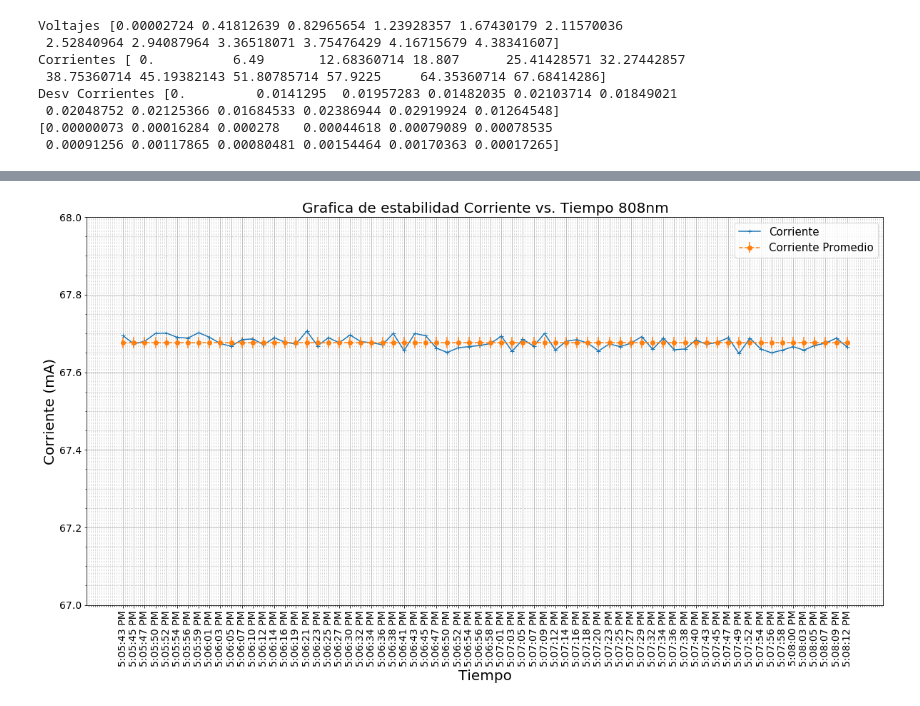
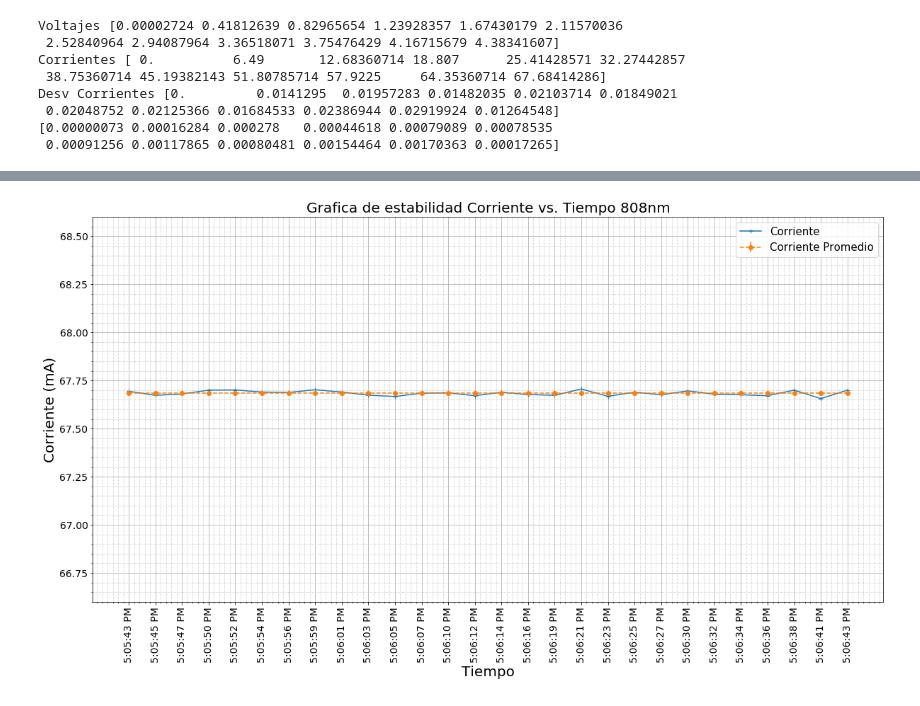
Before and after one commit to Magnus512/Jupyter, a Jupyter notebook: Corrientes808.ipynb, the cells around one changed output, grey strips where cells are left out. Drawn from its saved outputs; the diff is of its cells as text; code cells hidden in the pictures.

```diff
--- a/Corrientes808.ipynb
+++ b/Corrientes808.ipynb
@@ -45,8 +45,8 @@ corriente11 = corriente[302:330:1]
 corriente12 = corriente[332:360:1]
 print(len(corriente12))
 #Grafica tiempo
-corriente13 = corriente[332:400:1]
-tiempo12 = tiempo[332:400:1]
+corriente13 = corriente[332:360:1]
+tiempo12 = tiempo[332:360:1]
 desvcorr13 = np.std(corriente13)
 corrientemed13 = np.mean(corriente13)
 print(len(corriente13))
@@ -185,22 +185,22 @@ plt.show()
 # %%
 plt.figure(figsize=(20,10))
 axes = plt.axes()
 axes.set_xticklabels(tiempo,rotation = 90)
 axes.xaxis.set_tick_params(labelsize = 14)
 axes.yaxis.set_tick_params(labelsize = 14)
 plt.minorticks_on()
 plt.grid(which='major',linestyle='-')
 plt.grid(which='minor',linestyle=':')
-plt.ylim(67,68)
+plt.ylim(66.6,68.6)
 plt.title('Grafica de estabilidad Corriente vs. Tiempo 808nm', fontsize=20)
 plt.xlabel('Tiempo', fontsize=20)
 plt.ylabel('Corriente (mA)', fontsize=20)
 plt.plot(tiempo12,corriente13, label='Corriente',marker='+')
 corrprom = np.full((len(corriente13)),corrientemed13)
 plt.errorbar(tiempo12,corrprom, yerr=desvcorr13 ,label='Corriente Promedio', linestyle='dashed',marker='o')
 plt.legend(prop={'size': 15})
 #plt.savefig('Graphs/CorrienteTiempo808.jpg')
 plt.savefig('Graphs/CorrienteTiempo808.png')
 plt.show()
 # %% [output]
-[figure, old version]
+[figure, new version]
```
Also changed, not shown: parts of 3 cells of this notebook, 9 other files.
